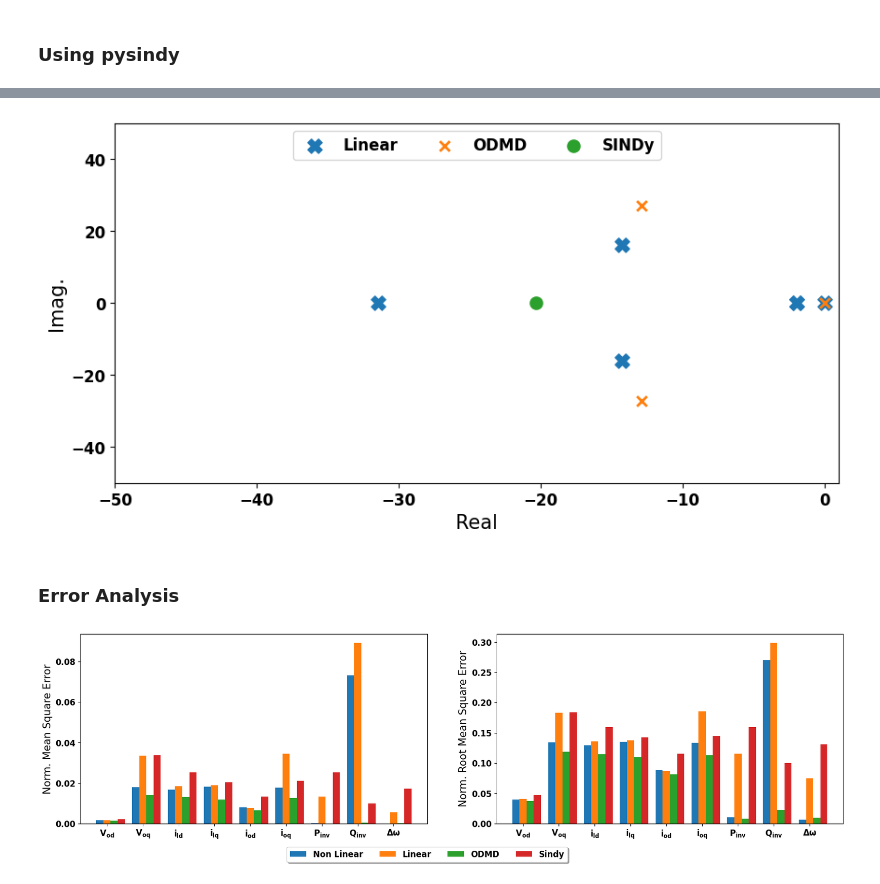
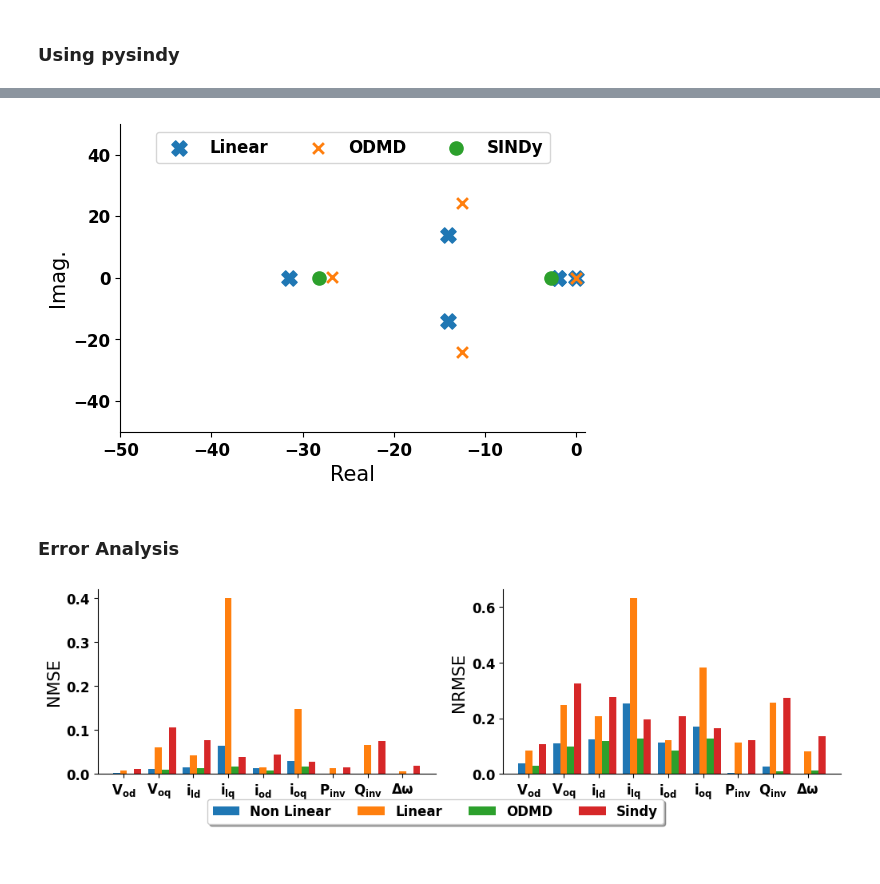
Before and after one commit to deependran7/Data_Driven_Modelling_VSM_Grid_Connected, a Jupyter notebook: System_Analysis_VSM.ipynb, the cells around one changed output, grey strips where cells are left out. Saved outputs shown, nothing was run; the diff lists cells and outputs as text; code cells hidden in the pictures.

```diff
--- a/System_Analysis_VSM.ipynb
+++ b/System_Analysis_VSM.ipynb
@@ -161,7 +157,10 @@ Xd = datad[[2,3,4,5,6,7,8,9,10],:]
 X = np.delete(Xd, [-1], axis=1) #remove last column for length consistency m-1
 X_dot = np.delete(Xd, [0], axis=1) #remove first column from 2 to m
 #U = 50000*np.ones((Xd.shape[0],Xd.shape[1]-1))
-# %%
-dmd = BOPDMD(svd_rank=-1,compute_A=True)
-dmd.fit(X,t)
-Xr = dmd.reconstructed_data
+# %%
+#alpha_est, Phi_est, b_est, recon, info = opt_dmd(X, t, r=None, reg=1e-8, verbose=False)
+alpha, Phi, b, recon, info = opt_dmd_fullrank(X, t, r=None, reg=1e-8, verbose=True)
+
+print("info:", info)
+print("alpha_est:", alpha)
+Xr = recon(t)
@@ -169,10 +186,8 @@ Xr = dmd.reconstructed_data
 voddd,voqdd,ilddd,ilqdd,ioddd,ioqdd,pinvdd,qinvdd,dwdd = Xr.real #t,thetadd
 td = t
 data_dmd = Xr
-modes_dmdbop = dmd.modes
-eigs_dmdbop = dmd.eigs
-A_bodmd = dmd.A
-A_bdmd = dmd.atilde
+modes_dmdbop = Phi
+eigs_dmdbop = alpha
 # %% [markdown]
 ### Using pysindy
 # %%
@@ -400,15 +409,0 @@ A_linear = A_Linear[:9,:9]
-# %%
-params = {'mathtext.default': 'regular' }  # Allows tex-style title & labels
-plt.rcParams.update(params)
-fig, axs = plt.subplots(1, 3,figsize=(21,6))
-
-yticks =  [r'$\dot{V}_{od}$', r'$\dot{V}_{oq}$', r'$\dot{i}_{ld}$', r'$\dot{i}_{lq}$', r'$i_{od}$', r'$i_{oq}$', r'$P_{inv}$', r'$Q_{inv}$', r'$\Delta \omega$']
-
-xticks = [r'$V_{od}$', r'$V_{oq}$', r'$i_{ld}$', r'$i_{lq}$', r'$i_{od}$', r'$i_{oq}$', r'$P_{inv}$', r'$Q_{inv}$', r'$\Delta \omega$']
-
-
-axs[0].imshow(A_linear)
-axs[0].set_xticklabels(xticks)
-axs[0].set_yticklabels(yticks)
-axs[1].imshow(A_sind)
-axs[2].imshow(A_bdmd)
@@ -418,22 +410,22 @@ axs[2].imshow(A_bdmd)
 # %%
 eigs_linear,modes_linear = np.linalg.eig(Am)
 # %%
-mpl.rcParams['axes.spines.right'] = True
-mpl.rcParams['axes.spines.top'] = True
-fig,ax = plt.subplots(figsize=(10,5))
+mpl.rcParams['axes.spines.right'] = False
+mpl.rcParams['axes.spines.top'] = False
+fig,ax = plt.subplots(figsize=(6,4))
 
 ax.scatter(eigs_linear.real,eigs_linear.imag,label='Linear',marker='X',s=120)
 ax.scatter(eigs_dmdbop.real,eigs_dmdbop.imag,label='ODMD',marker='x',s=60)
 ax.scatter(eig_sind.real,eig_sind.imag,label='SINDy',marker='o',s=90)
 ax.set_xlabel("Real")
 ax.set_ylabel("Imag.")
 ax.set_xbound(-50,1)
 ax.set_ybound(-50,50)
 ax.legend(loc='upper center',ncol = 3)
 #ax.grid(True, linestyle='--',linewidth = 1)
 plt.savefig('Images/eigenvalues.pdf',dpi = 300, bbox_inches='tight')
 # %% [output]
-[figure, old version]
+[figure, new version]
 # %% [markdown]
 ### Error Analysis
 # %%
@@ -483,7 +475,7 @@ width = 0.2  # the width of the bars
 multiplier1=multiplier2 = 0
 
 #fig, ax = plt.subplots(figsize=(9,4))
-fig, (ax1,ax2) = plt.subplots(1, 2,figsize=(20,5))
+fig, (ax1,ax2) = plt.subplots(1, 2,figsize=(12,3))
 
 for attribute, measurement in MSE.items():
     offset = width * multiplier1
@@ -492,7 +484,7 @@ for attribute, measurement in MSE.items():
     multiplier1 += 1
 
 # Add some text for labels, title and custom x-axis tick labels, etc.
-ax1.set_ylabel('Norm. Mean Square Error')
+ax1.set_ylabel('NMSE')
 ax1.set_xticks(x1 + width, states)
 #ax1.legend(loc='upper left', ncols=3)
 ax1.legend(loc='upper center', bbox_to_anchor=(1, -0.1),fancybox=True, shadow=True, ncol=6)
@@ -504,7 +496,7 @@ for attribute, measurement in RMSE.items():
     multiplier2 += 1
 
 # Add some text for labels, title and custom x-axis tick labels, etc.
-ax2.set_ylabel('Norm. Root Mean Square Error')
+ax2.set_ylabel('NRMSE')
 ax2.set_xticks(x2 + width, states)
 #ax2.legend(loc='upper left', ncols=3)
 #ax1.grid(linestyle='--',linewidth=1)
@@ -514,7 +506,7 @@ ax2.set_xticks(x2 + width, states)
 plt.savefig('Images/erro_compare.pdf',dpi = 300, bbox_inches='tight')
 plt.show()
 # %% [output]
-[figure, old version]
+[figure, new version]
 # %%
 from sklearn.metrics import r2_score
 
```
Also changed, not shown: parts of 14 cells of this notebook, 2 other files.
